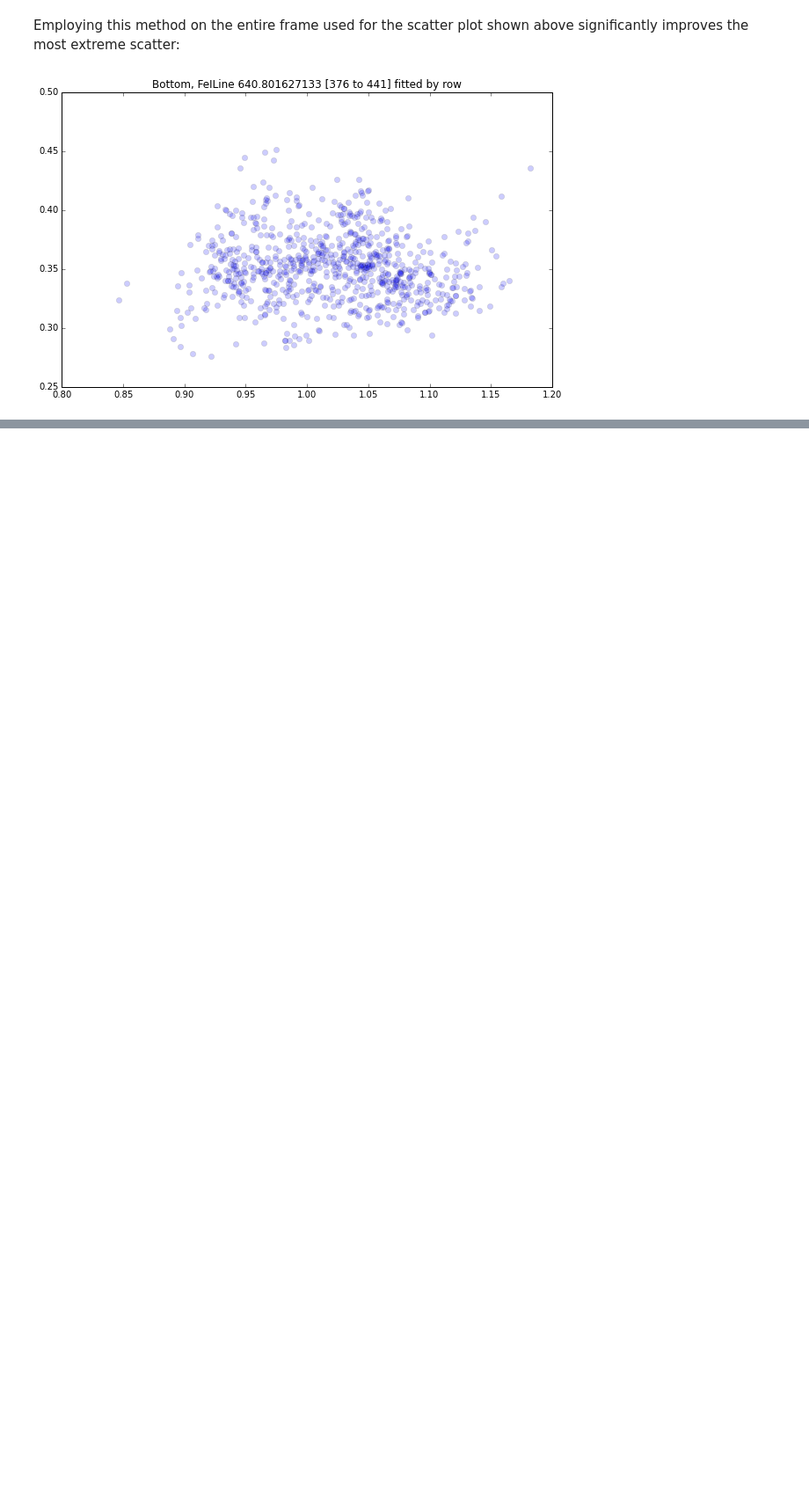
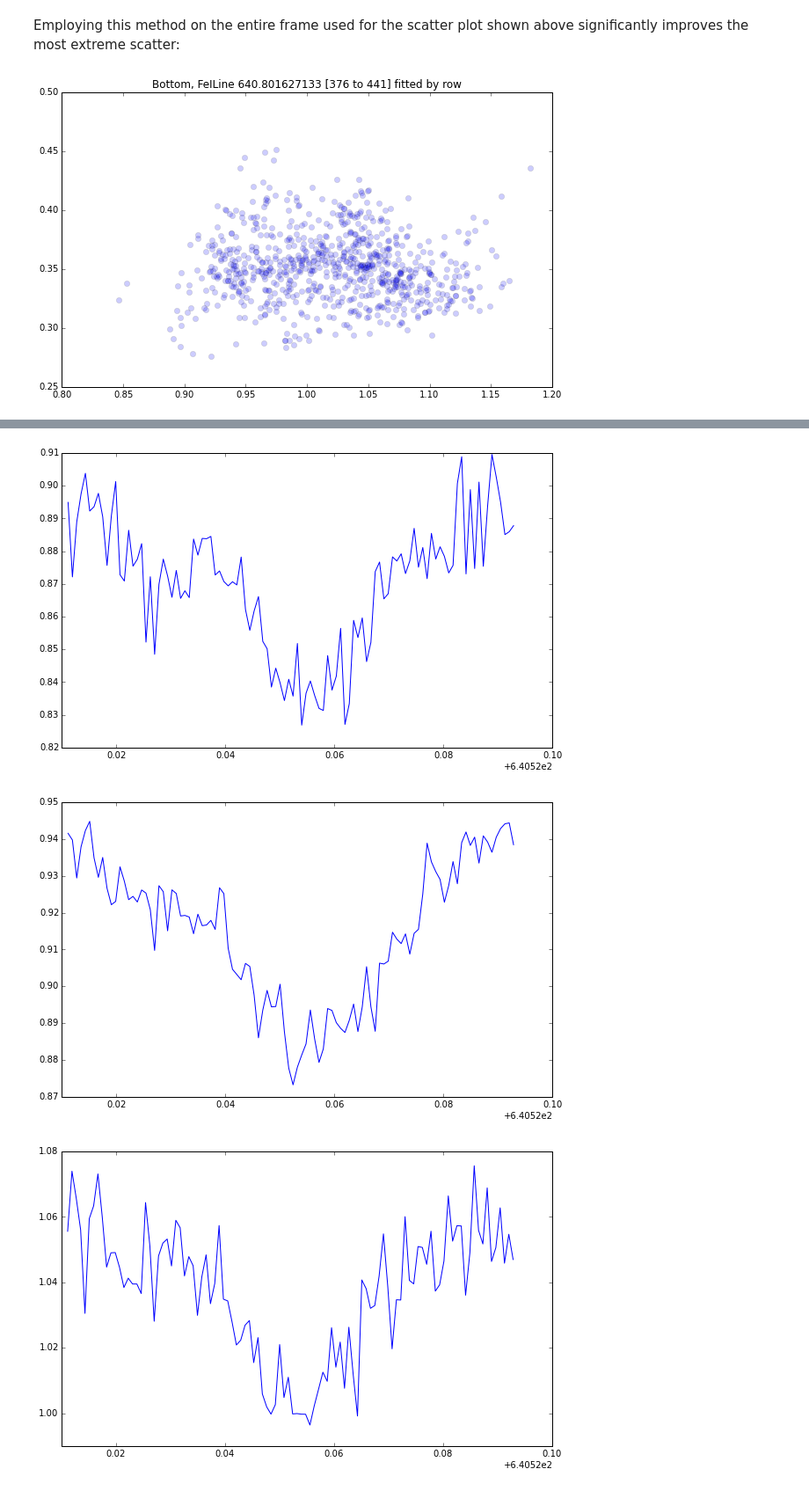
Before and after one commit to Tobychev/Danspectra, a Jupyter notebook: Testing_line_center_fitting.ipynb, the cells around one changed output, grey strips where cells are left out. Shown at 88% size. Saved outputs shown, nothing was run; the diff lists cells and outputs as text; code cells hidden in the pictures; blank space fills up the shorter version.

```diff
--- a/Testing_line_center_fitting.ipynb
+++ b/Testing_line_center_fitting.ipynb
@@ -110,0 +150,22 @@ pl.show()
+# %%
+spe  = frm.spec(431) # Outlier
+guess = frm.group.ref[ln.idx].argmin()
+bottom  = select_bottom(ln,spe,3)
+pl.plot(lmd[ln.idx],spe[ln.idx],'b')
+pl.show()
+
+spe  = frm.spec(701) # Outlier
+guess = frm.group.ref[ln.idx].argmin()
+bottom  = select_bottom(ln,spe,3)
+pl.plot(lmd[ln.idx],spe[ln.idx],'b')
+pl.show()
+
+spe  = frm.spec(211) # Outlier
+guess = frm.group.ref[ln.idx].argmin()
+bottom  = select_bottom(ln,spe,3)
+pl.plot(lmd[ln.idx],spe[ln.idx],'b')
+pl.show()
+# %% [output]
+[figure, added]
+[figure, added]
+[figure, added]
```
Also changed, not shown: parts of 7 cells of this notebook.
